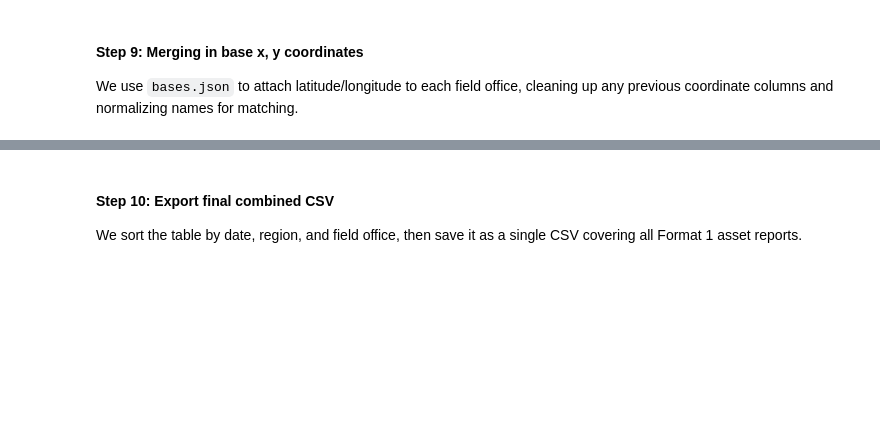
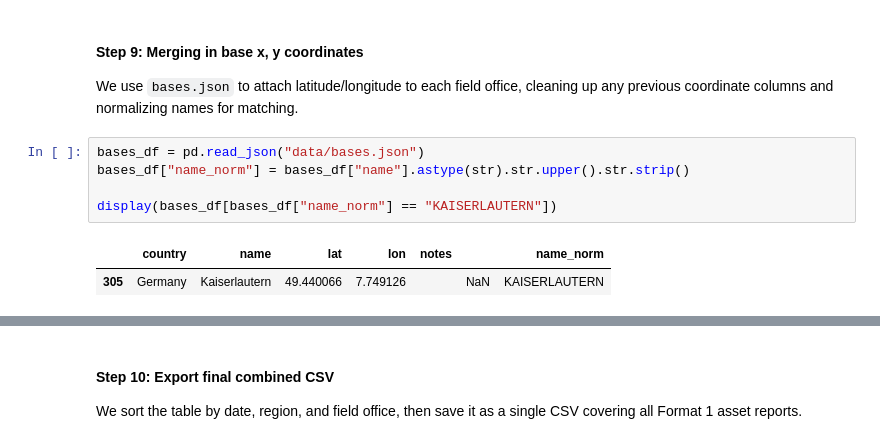
Before and after one commit to pinhaopan/muckrock-liberation, a Jupyter notebook: fa25-team-a/asset_reports.ipynb, the cells around one changed output, grey strips where cells are left out. Drawn from its saved outputs; the diff is of its cells as text; blank space fills up the shorter version.

```diff
--- a/fa25-team-a/asset_reports.ipynb
+++ b/fa25-team-a/asset_reports.ipynb
@@ -599,4 +599,12 @@ Final row count: 1011
 
 We use `bases.json` to attach latitude/longitude to each field office,
 cleaning up any previous coordinate columns and normalizing names for matching.
+# %%
+bases_df = pd.read_json("data/bases.json")
+bases_df["name_norm"] = bases_df["name"].astype(str).str.upper().str.strip()
+
+display(bases_df[bases_df["name_norm"] == "KAISERLAUTERN"])
+# %% [output]
+|  | country | name | lat | lon | notes |  | name_norm |
+| 305 | Germany | Kaiserlautern | 49.440066 | 7.749126 |  | NaN | KAISERLAUTERN |
 # %%
```
Also changed, not shown: parts of 12 cells of this notebook.
